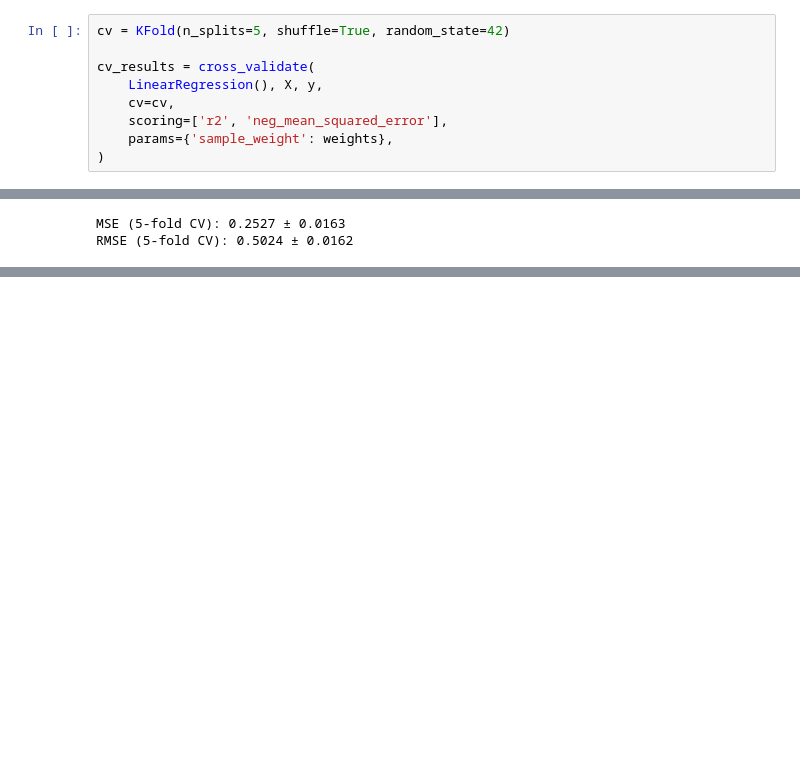
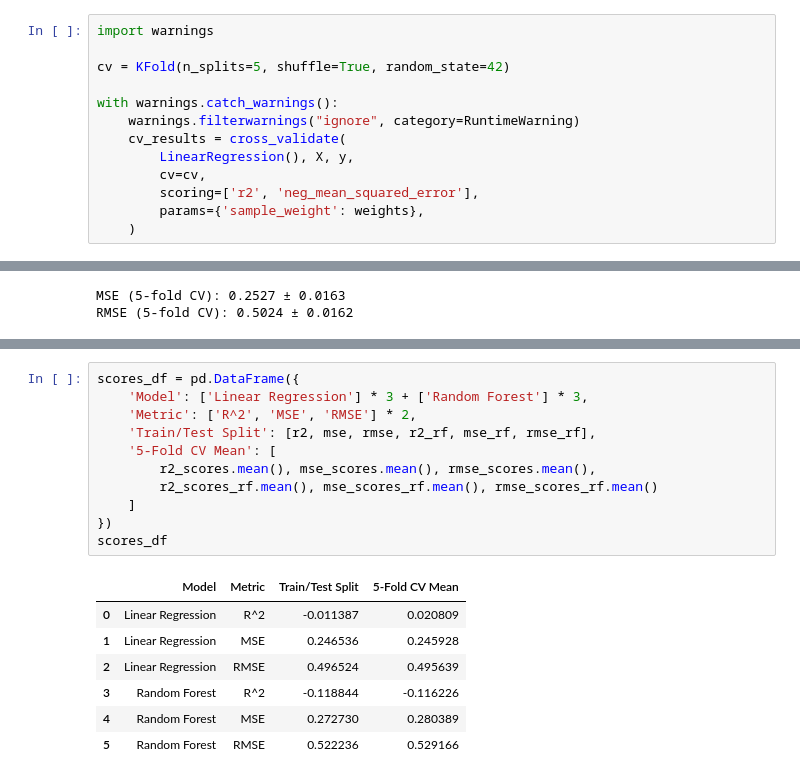
Before and after one commit to imgabrielas/Sephora, a Jupyter notebook: 06_price_vs_rating.ipynb, the cells around one changed output, grey strips where cells are left out. Cells and saved outputs as stored; diff of their text form; blank space fills up the shorter version.

```diff
--- a/06_price_vs_rating.ipynb
+++ b/06_price_vs_rating.ipynb
@@ -110,12 +107,16 @@ A product with 500 reviews averaging 4.2 is a solid estimate; a product with 2 r
 # %%
+import warnings
+
 cv = KFold(n_splits=5, shuffle=True, random_state=42)
 
-cv_results = cross_validate(
-    LinearRegression(), X, y,
-    cv=cv,
-    scoring=['r2', 'neg_mean_squared_error'],
-    params={'sample_weight': weights},
-)
+with warnings.catch_warnings():
+    warnings.filterwarnings("ignore", category=RuntimeWarning)
+    cv_results = cross_validate(
+        LinearRegression(), X, y,
+        cv=cv,
+        scoring=['r2', 'neg_mean_squared_error'],
+        params={'sample_weight': weights},
+    )
 # %%
 r2_scores = cv_results['test_r2']
 print(f"R^2 per fold: {np.round(r2_scores, 4)}")
@@ -206,0 +194,19 @@ Notes:
+# %%
+scores_df = pd.DataFrame({
+    'Model': ['Linear Regression'] * 3 + ['Random Forest'] * 3,
+    'Metric': ['R^2', 'MSE', 'RMSE'] * 2,
+    'Train/Test Split': [r2, mse, rmse, r2_rf, mse_rf, rmse_rf],
+    '5-Fold CV Mean': [
+        r2_scores.mean(), mse_scores.mean(), rmse_scores.mean(),
+        r2_scores_rf.mean(), mse_scores_rf.mean(), rmse_scores_rf.mean()
+    ]
+})
+scores_df
+# %% [output]
+|  | Model | Metric | Train/Test Split | 5-Fold CV Mean |
+| 0 | Linear Regression | R^2 | -0.011387 | 0.020809 |
+| 1 | Linear Regression | MSE | 0.246536 | 0.245928 |
+| 2 | Linear Regression | RMSE | 0.496524 | 0.495639 |
+| 3 | Random Forest | R^2 | -0.118844 | -0.116226 |
+| 4 | Random Forest | MSE | 0.272730 | 0.280389 |
+| 5 | Random Forest | RMSE | 0.522236 | 0.529166 |
```
Also changed, not shown: parts of 17 cells of this notebook.
